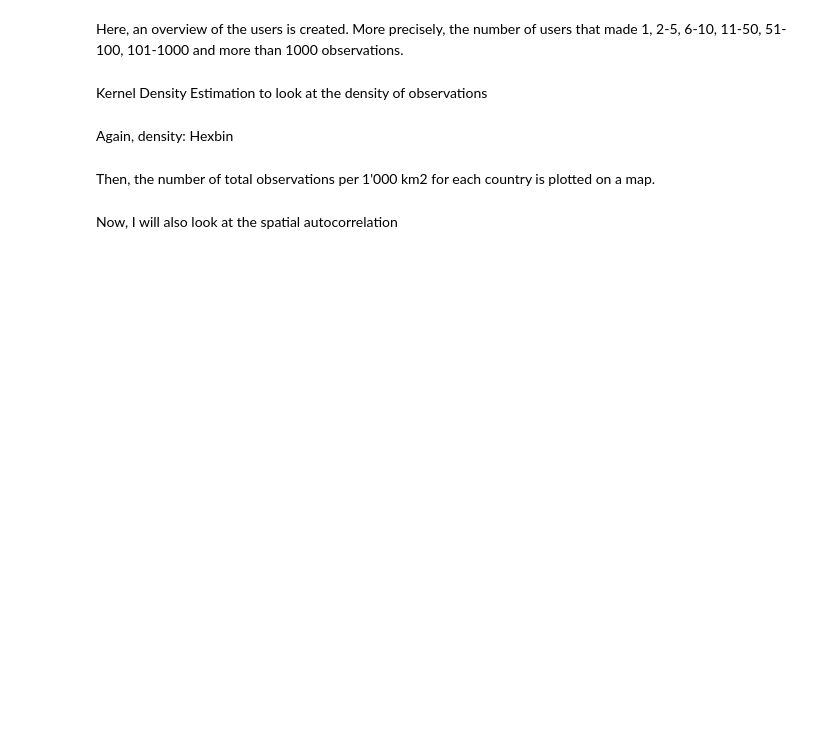
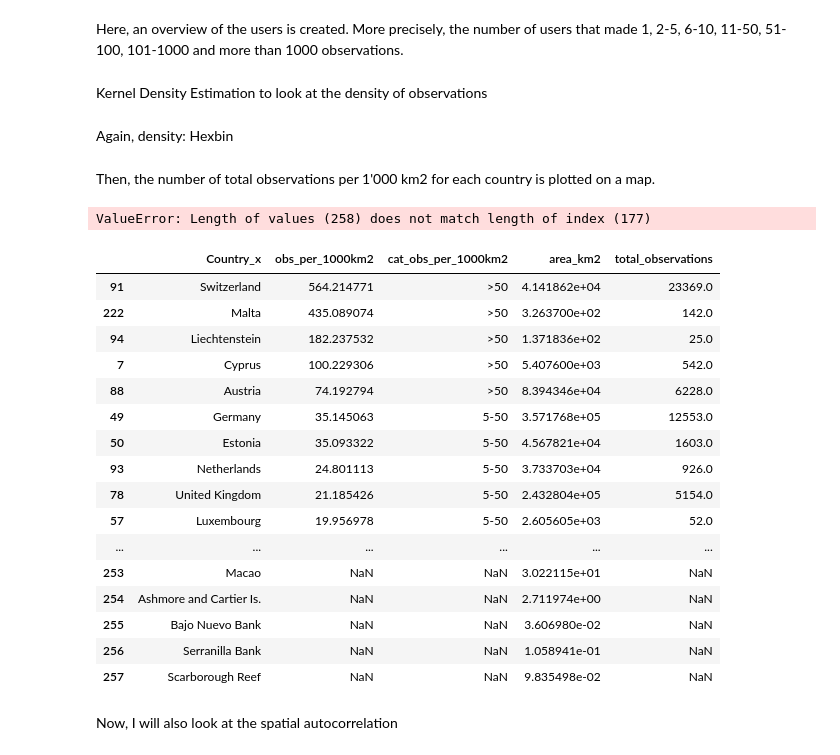
Before and after one commit to yannicknicolaswirz/Master_Thesis, a Jupyter notebook: Code/Part1_Spatial.ipynb, the cells around one changed output. Saved outputs shown, nothing was run; the diff lists cells and outputs as text; code cells hidden in the pictures; blank space fills up the shorter version.

Commit message:
data clean-up (new country, city, region) and extension to April (not yet finished, Part1_Temporal needs work)

```diff
--- a/Code/Part1_Spatial.ipynb
+++ b/Code/Part1_Spatial.ipynb
@@ -470,14 +474,19 @@ pd.set_option("display.max_rows", None)
 
 world = gpd.read_file(f"../ne_110m_admin_0_countries/ne_110m_admin_0_countries.shp", engine="fiona")
 world = world.rename(columns={"NAME": "Country"})
+world_area = gpd.read_file(f"../ne_10m_admin_0_countries/ne_10m_admin_0_countries.shp", engine="fiona") # higher resolution map because of area accuracy
+world_area = world_area.to_crs("ESRI:54009") # area-true projection, Robinson skews it --> used for area calculations
 obs_per_country["ISO_A3"] = obs_per_country["Country"].apply(own.get_iso3)
 
 map_df = world.merge(obs_per_country, left_on="ADM0_A3", right_on="ISO_A3", how="left").to_crs("+proj=robin")
+map_df_area = world_area.merge(obs_per_country, left_on="ADM0_A3", right_on="ISO_A3", how="left")
 
 bins = [0,0.01,0.1,1,5,50,float("inf")]
 labels = ["<0.01","0.01-0.1","0.11-1","1-5","5-50",">50"]
-map_df["area_km2"] = map_df["geometry"].area / 1e6
-map_df["obs_per_1000km2"] = pd.cut(map_df["total_observations"] / map_df["area_km2"] * 1000, bins=bins, labels=labels)
+map_df_area["area_km2"] = map_df_area.geometry.area / 1e6 # area from map_df_area
+map_df["area_km2"] = map_df_area["area_km2"].values # area transferred to map_df
+map_df["obs_per_1000km2"] = map_df["total_observations"] / map_df["area_km2"] * 1000
+map_df["cat_obs_per_1000km2"] = pd.cut(map_df["total_observations"] / map_df["area_km2"] * 1000, bins=bins, labels=labels)
 
 fig, ax = plt.subplots(1, 1, figsize=(16, 8))
 
@@ -489,7 +498,7 @@ legend_handles = [
 legend_handles.append(Patch(facecolor="grey", edgecolor="black", linewidth=0.5, label="No observations"))
 
 map_df.plot(
-    column="obs_per_1000km2",
+    column="cat_obs_per_1000km2",
     cmap="Reds",
     linewidth=0.5,
     edgecolor="black",
@@ -506,6 +515,28 @@ ax.set_axis_off()
 plt.savefig(f"../Products/number_of_obs_per_1000km2_per_Country.png", dpi=300, bbox_inches="tight")
 plt.close()
 map_df.to_csv("../Products/CSVs/obs_per_1000kms.csv", index=False)
+# %% [output]
+ValueError: Length of values (258) does not match length of index (177)
+# %%
+map_df[["Country_x", "obs_per_1000km2", "cat_obs_per_1000km2", "area_km2", "total_observations"]].sort_values("obs_per_1000km2", ascending=False)
+# %% [output]
+|  | Country_x | obs_per_1000km2 | cat_obs_per_1000km2 | area_km2 | total_observations |
+| 91 | Switzerland | 564.214771 | >50 | 4.141862e+04 | 23369.0 |
+| 222 | Malta | 435.089074 | >50 | 3.263700e+02 | 142.0 |
+| 94 | Liechtenstein | 182.237532 | >50 | 1.371836e+02 | 25.0 |
+| 7 | Cyprus | 100.229306 | >50 | 5.407600e+03 | 542.0 |
+| 88 | Austria | 74.192794 | >50 | 8.394346e+04 | 6228.0 |
+| 49 | Germany | 35.145063 | 5-50 | 3.571768e+05 | 12553.0 |
+| 50 | Estonia | 35.093322 | 5-50 | 4.567821e+04 | 1603.0 |
+| 93 | Netherlands | 24.801113 | 5-50 | 3.733703e+04 | 926.0 |
+| 78 | United Kingdom | 21.185426 | 5-50 | 2.432804e+05 | 5154.0 |
+| 57 | Luxembourg | 19.956978 | 5-50 | 2.605605e+03 | 52.0 |
+| ... | ... | ... | ... | ... | ... |
+| 253 | Macao | NaN | NaN | 3.022115e+01 | NaN |
+| 254 | Ashmore and Cartier Is. | NaN | NaN | 2.711974e+00 | NaN |
+| 255 | Bajo Nuevo Bank | NaN | NaN | 3.606980e-02 | NaN |
+| 256 | Serranilla Bank | NaN | NaN | 1.058941e-01 | NaN |
+| 257 | Scarborough Reef | NaN | NaN | 9.835498e-02 | NaN |
 # %% [markdown]
 Now, I will also look at the spatial autocorrelation
 # %%
```
Also changed, not shown: parts of 5 cells of this notebook, 39 other files.
